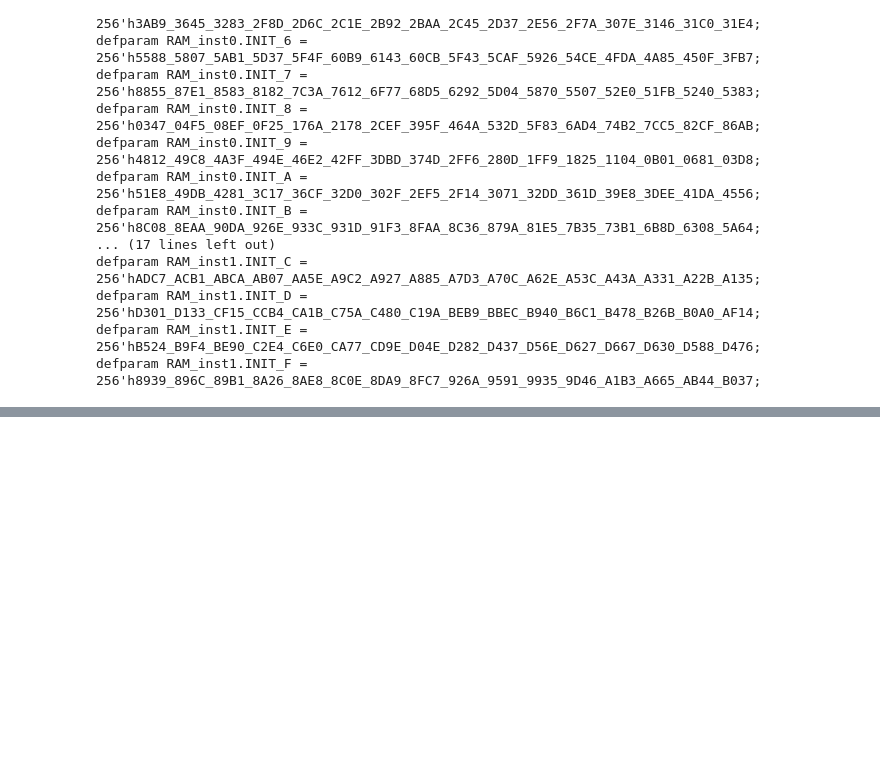
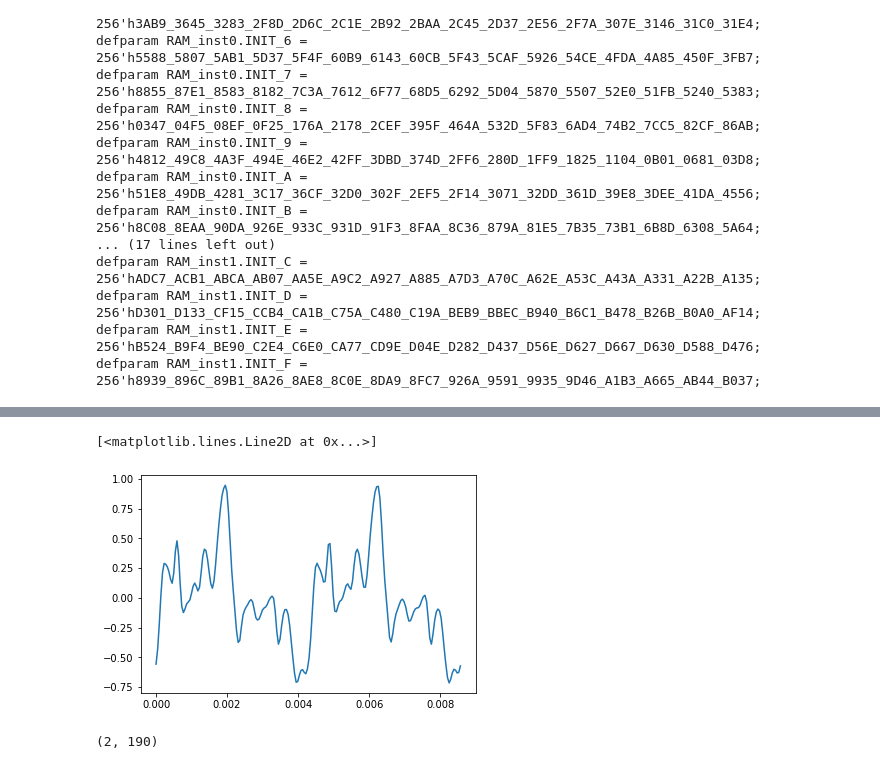
Before and after one commit to arockyu/python_beginner, a Jupyter notebook: memdata.ipynb, the cells around one changed output, grey strips where cells are left out. Saved outputs shown, nothing was run; the diff lists cells and outputs as text; code cells hidden in the pictures; blank space fills up the shorter version.

```diff
--- a/memdata.ipynb
+++ b/memdata.ipynb
@@ -701,0 +730,16 @@ defparam RAM_inst1.INIT_F = 256'h8939_896C_89B1_8A26_8AE8_8C0E_8DA9_8FC7_926A_95
+# %%
+target_wav_data=wav_data[:,int(0.5551/sample_period):int(0.5637/sample_period)]
+
+t0=target_wav_data[0,0]
+
+
+target_wav_data[0,:]-=t0
+
+plt.plot(target_wav_data[0],target_wav_data[1])
+# %% [output]
+[<matplotlib.lines.Line2D at 0x...>]
+[figure, added]
+# %%
+target_wav_data.shape
+# %% [output]
+(2, 190)
```
Also changed, not shown: parts of 23 cells of this notebook, 8 other files.
